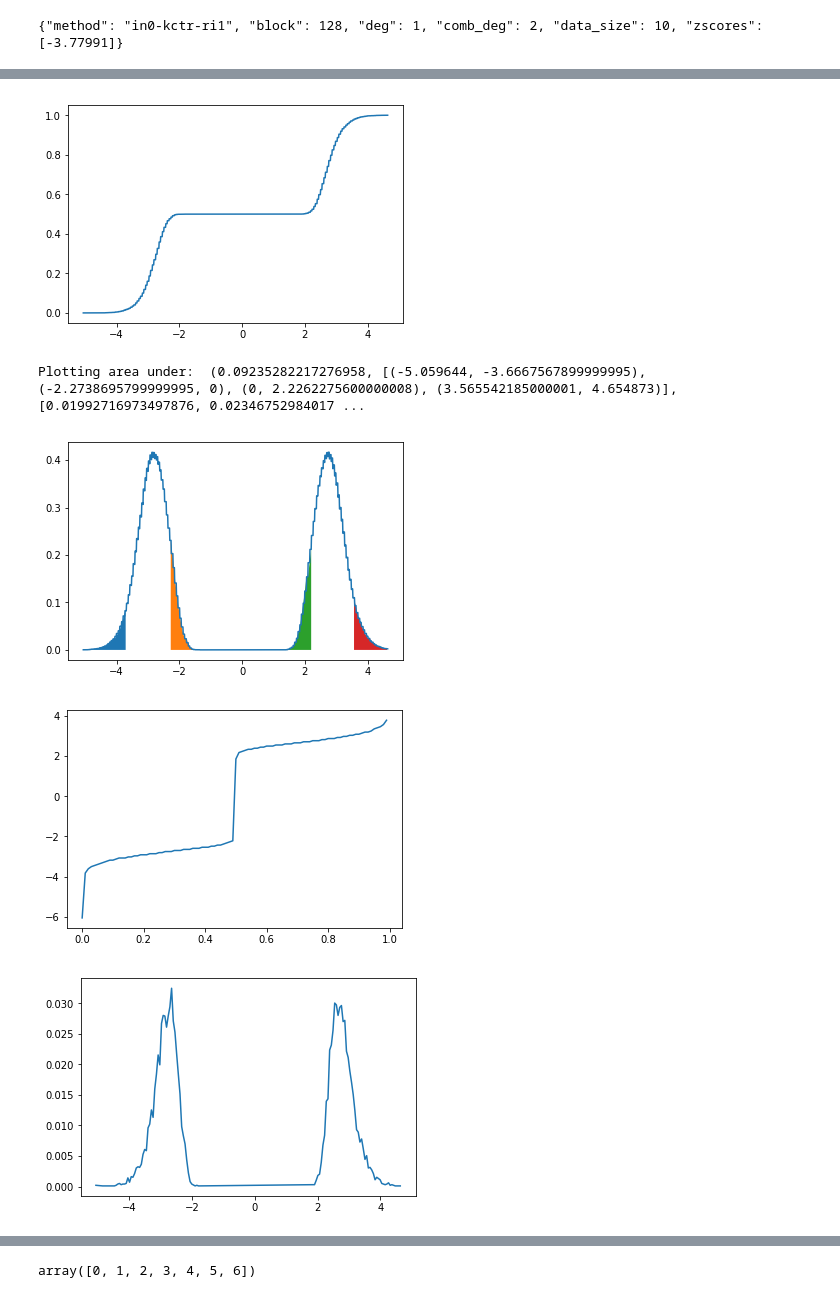
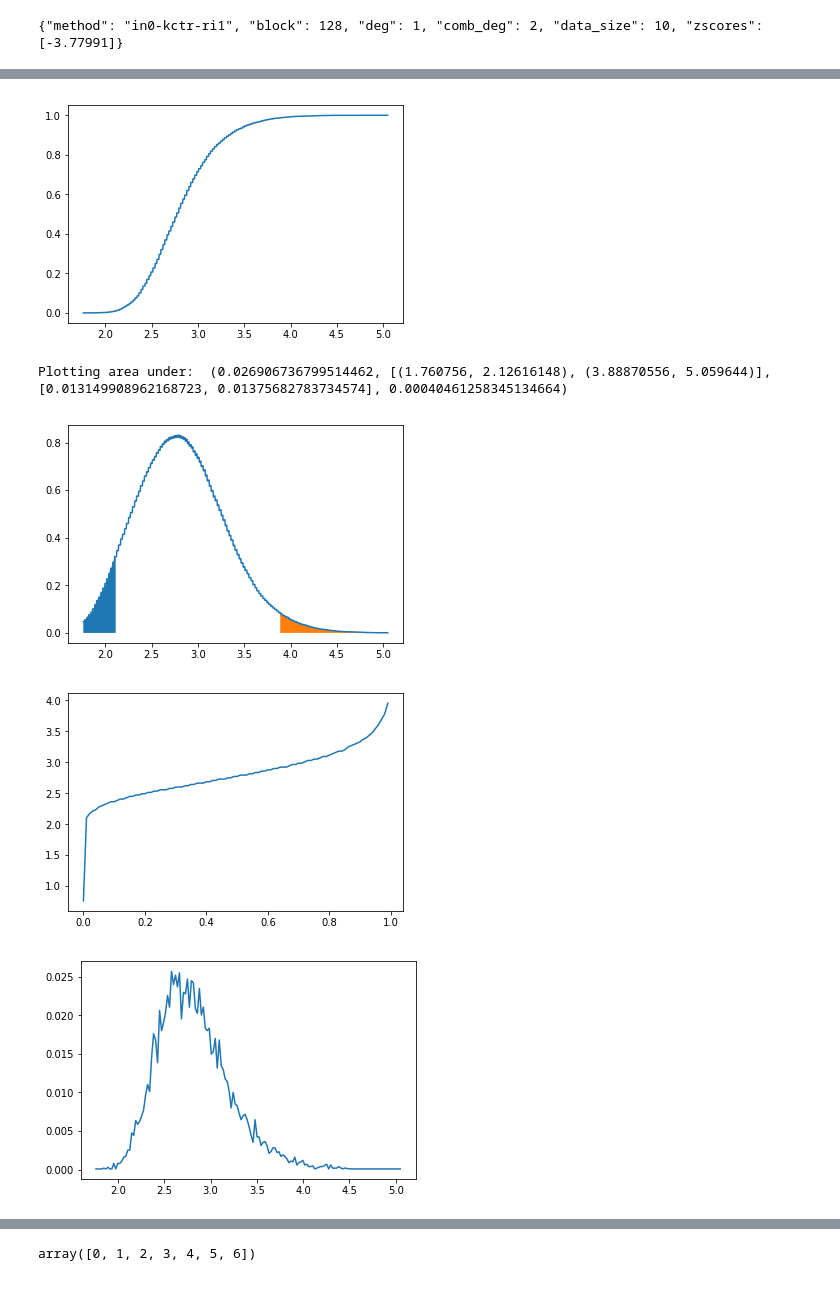
Before and after one commit to ph4r05/booltest, a Jupyter notebook: bool-pvalues.ipynb, the cells around one changed output, grey strips where cells are left out. Cells and saved outputs as stored; diff of their text form; code cells hidden in the pictures.

Commit message:
pvals

```diff
--- a/bool-pvalues.ipynb
+++ b/bool-pvalues.ipynb
@@ -183,12 +183,14 @@ data = csv_data
 data_filt = [x for x in data if x and len(x['zscores']) > 1000]
 data_filt.sort(key=lambda x: (x['method'], x['block'], x['deg'], x['comb_deg'], x['data_size']))
 # %%
-#print(data_filt[0])
 np.random.seed(87655677)
+nbins = 200
+abs_val = False
 
 for dix, val in enumerate(data_filt):
     inp_iter = (val['zscores'])
-    nbins = 200
+    if abs_val:
+        inp_iter = [abs(x) for x in inp_iter]
 
     print('%s[%s:%s:%s:%s]: %s %s'
           % (val['method'], val['block'], val['deg'], val['comb_deg'],
@@ -201,6 +203,7 @@ for dix, val in enumerate(data_filt):
     bb = get_distrib_fbins(inp_iter, bin_tup)
 
     bin_size = bin_tup[1]
+    minv, maxv = bin_tup[2], bin_tup[3]
     bins = np.array([x[0] for x in bb])
     dst = stats.rv_discrete(values=([x[0] for x in bb], [x[1] for x in bb]))
     print(stats.rv_discrete)
@@ -211,12 +214,18 @@ for dix, val in enumerate(data_filt):
 
     # Tabulate pvalues
     build_integrator(bin_tup)
-    pvals = pvalue_comp(lambda x: binned_pmf(x, bin_tup), [
-        [bin_tup[2], 1],
+    extremes = [
+        [minv, 1],
         [0, -1],
         [0, +1],
-        [bin_tup[3], -1]
-    ], dx=1./(nbins/10.), bin_tup=bin_tup, by_bins=True)
+        [maxv, -1]
+    ] if not abs_val else [
+        [minv, 1],
+        [maxv, -1]
+    ]
+
+    pvals = pvalue_comp(lambda x: binned_pmf(x, bin_tup), extremes,
+                        dx=1./(nbins/10.), bin_tup=bin_tup, by_bins=True)
 
     n_sample = 100
     rvs = dst.rvs(size=n_sample)
@@ -254,11 +263,11 @@ for dix, val in enumerate(data_filt):
     plt.plot(x,dst.ppf(x))
     plt.show()
 
-    x = np.linspace(-10,10,10000)
+    x = np.linspace(minv,maxv,10000)
     plt.plot(bins, dst._pmf(bins))
     plt.show()
 
-    x = np.linspace(-6,6,10000)
+    x = np.linspace(minv,maxv,10000)
     plt.plot(x, [binned_pmf(y, bin_tup) for y in x])
     for ix in range(len(sec_x[1])):
         section = np.linspace(sec_x[1][ix][0], sec_x[1][ix][1], 10000) #np.arange(sec_x[1][ix][0], sec_x[1][ix][1], 1/20.)
@@ -282,5 +292,5 @@ inctr-krnd-ri0[128:1:1:10]: 9886 [ 4.63699389  4.31555838  3.77983253  3.3512518
-[figure, old version]
+[figure, new version]
-Plotting area under:  (0.09235282217276958, [(-5.059644, -3.6667567899999995), (-2.2738695799999995, 0), (0, 2.2262275600000008), (3.565542185000001, 4.654873)], [0.01992716973497876, 0.02346752984017 ...
+Plotting area under:  (0.026906736799514462, [(1.760756, 2.12616148), (3.88870556, 5.059644)], [0.013149908962168723, 0.01375682783734574], 0.00040461258345134664)
-[figure, old version]
+[figure, new version]
-[figure, old version]
+[figure, new version]
-[figure, old version]
+[figure, new version]
```
Also changed, not shown: parts of 2 cells of this notebook.
